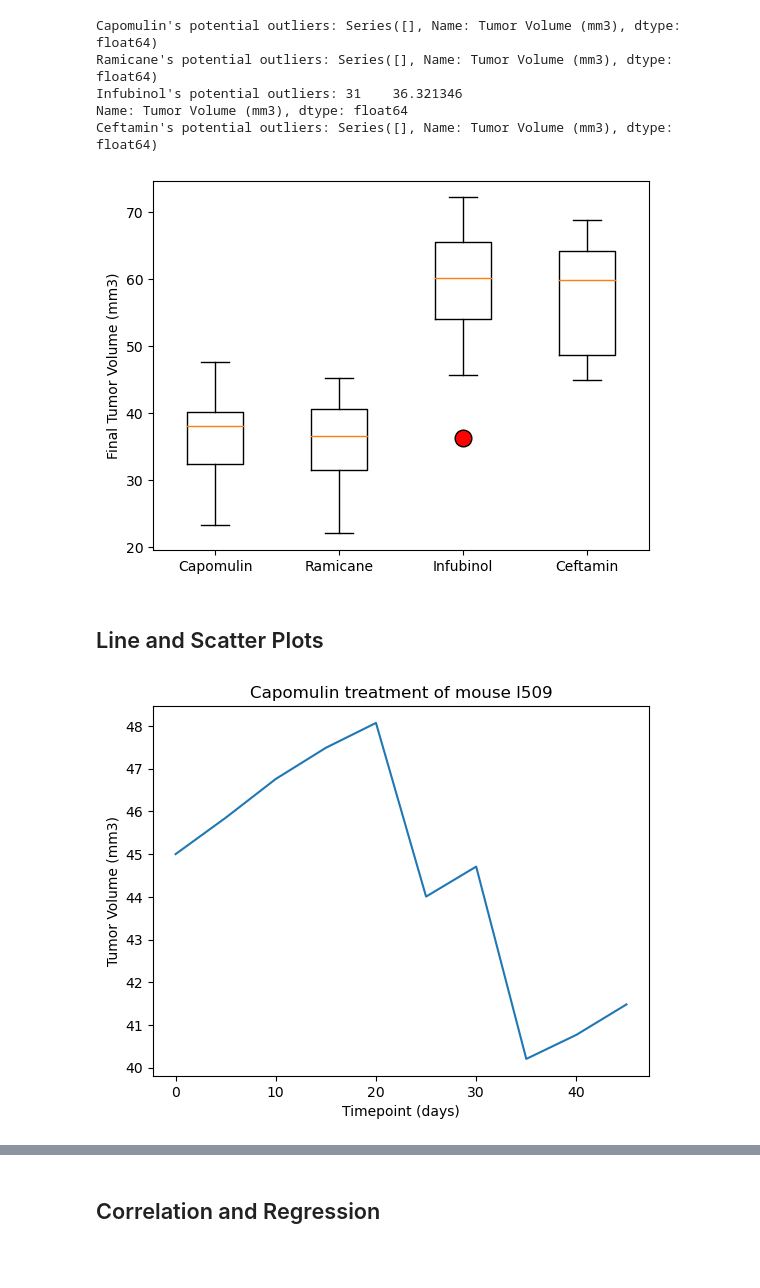
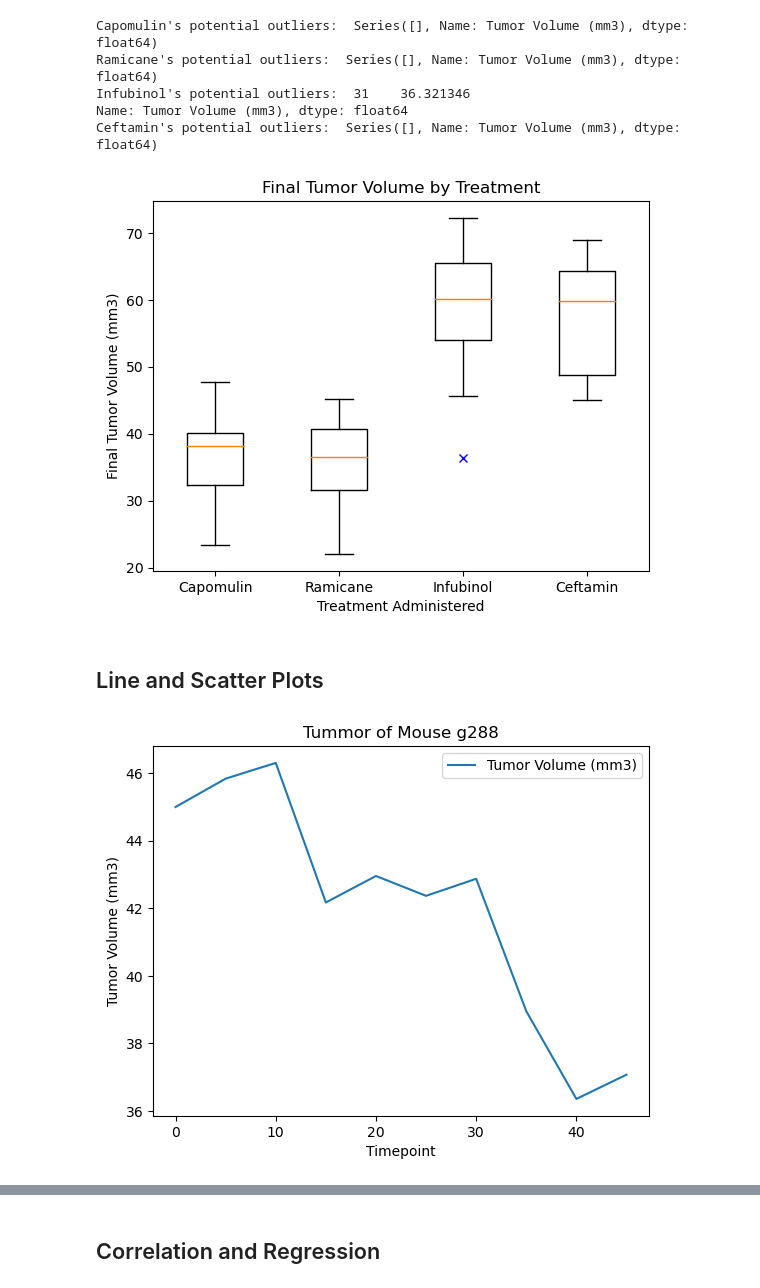
Before and after one commit to raguramms-pseg/module5-matplotlib, a Jupyter notebook: Pymaceuticals/pymaceuticals_starter.ipynb, the cells around one changed output, grey strips where cells are left out. Drawn from its saved outputs; the diff is of its cells as text; code cells hidden in the pictures; blank space fills up the shorter version.

```diff
--- a/Pymaceuticals/pymaceuticals_starter.ipynb
+++ b/Pymaceuticals/pymaceuticals_starter.ipynb
@@ -213,6 +236,10 @@ plt.show()
 # Capomulin, Ramicane, Infubinol, and Ceftamin
 
 # Start by getting the last (greatest) timepoint for each mouse
-
+greatest_timepoint = mouse_data_cleaned.groupby("Mouse ID")["Timepoint"].max()
+greatest_timepoint.reset_index()
+#greatest_timepoint
 
 # Merge this group df with the original DataFrame to get the tumor volume at the last timepoint
+mouse_data_last = pd.merge(greatest_timepoint, mouse_data_cleaned , on=["Mouse ID","Timepoint"])
+mouse_data_last
@@ -219,18 +260,31 @@ plt.show()
 # %%
 # Put treatments into a list for for loop (and later for plot labels)
+treatments = ['Capomulin', 'Ramicane', 'Infubinol', 'Ceftamin']
 
 
 # Create empty list to fill with tumor vol data (for plotting)
-
+tumor_volume =[]
 
 # Calculate the IQR and quantitatively determine if there are any potential outliers.
 
 
     # Locate the rows which contain mice on each drug and get the tumor volumes
 
+for testTreament in treatments:
+    tumor_vol_df = mouse_data_last[mouse_data_last['Drug Regimen'] == testTreament]['Tumor Volume (mm3)']
+    tumor_volume.append(tumor_vol_df)
 
-    # add subset
+
+    # calculate statisics of the treatment
+    quartiles= tumor_vol_df.quantile([.25,.5,.75])
+    lowerq = quartiles[0.25]
+    upperq = quartiles[0.75]
+    iqr = upperq - lowerq
+    lower_bound = lowerq - (1.5*iqr)
+    upper_bound = upperq + (1.5*iqr)
 
 
     # Determine outliers using upper and lower bounds
+    print(f"{testTreament}'s potential outliers: ",
+         tumor_vol_df[(tumor_vol_df>upper_bound) | (tumor_vol_df<lower_bound)])
 # %% [output]
@@ -242,10 +296,22 @@ Ceftamin's potential outliers: Series([], Name: Tumor Volume (mm3), dtype: float
 # %%
 # Generate a box plot that shows the distrubution of the tumor volume for each treatment group.
+fig, ax1 = plt.subplots()
+bp = ax1.boxplot(tumor_volume, labels=treatments, sym='bx')
+
+plt.title("Final Tumor Volume by Treatment")
+plt.ylabel("Final Tumor Volume (mm3)")
+plt.xlabel("Treatment Administered")
+
+plt.show()
 # %% [output]
-[figure, old version]
+[figure, new version]
 # %% [markdown]
 ## Line and Scatter Plots
 # %%
 # Generate a line plot of tumor volume vs. time point for a single mouse treated with Capomulin
+mouse_data[mouse_data["Mouse ID"] == "g288"][["Timepoint","Tumor Volume (mm3)"]].plot(
+    x="Timepoint",y="Tumor Volume (mm3)", title ="Tummor of Mouse g288", ylabel= "Tumor Volume (mm3)")
+
+plt.show()
 # %% [output]
-[figure, old version]
+[figure, new version]
```
Also changed, not shown: parts of 10 cells of this notebook, 2 other files.
